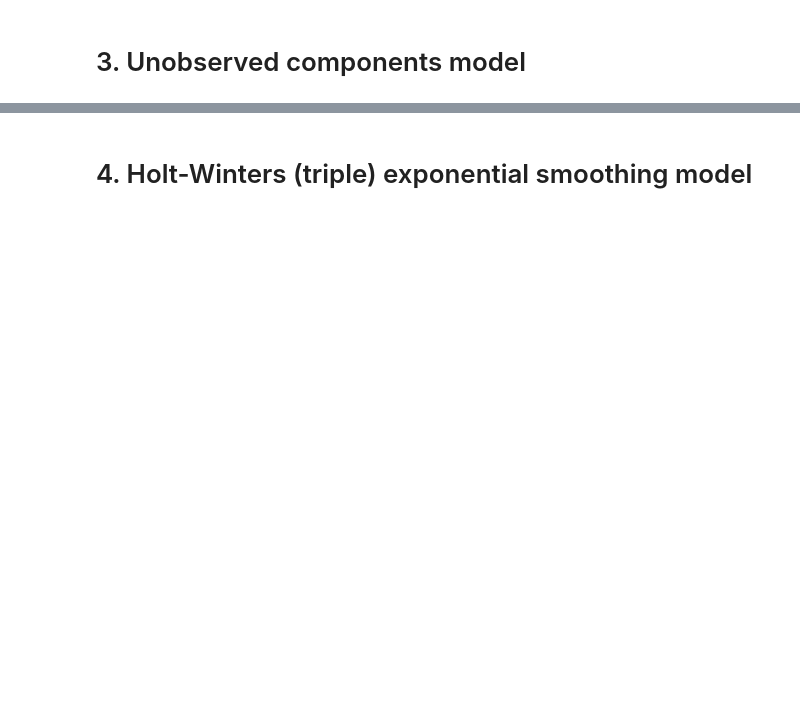
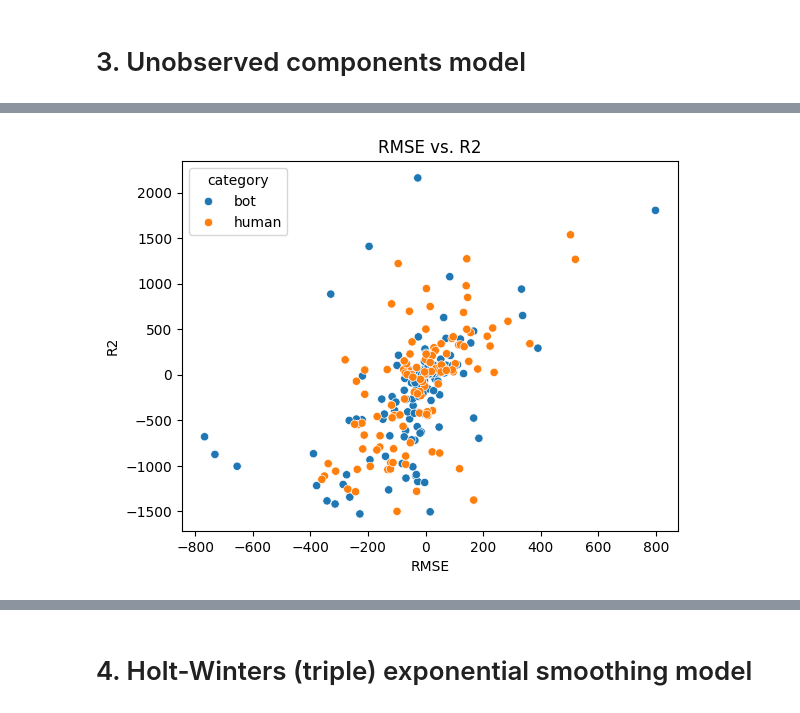
Before and after one commit to uhourri/GH-Bots-API, a Jupyter notebook: code/Models comparing using time sequences v2.ipynb, the cells around one changed output, grey strips where cells are left out. Saved outputs shown, nothing was run; the diff lists cells and outputs as text; code cells hidden in the pictures; blank space fills up the shorter version.

```diff
--- a/code/Models comparing using time sequences v2.ipynb
+++ b/code/Models comparing using time sequences v2.ipynb
@@ -289,14 +274,8 @@ def uc_model(contributor):
 
     print(contributor['contributor'].iloc[0])
 
-    # Spliting the data into training and testing sets for time series forecasting, using a time-based split with split size = 0.9
-    train, test = (
-        contributor.apply(lambda x: x[:int(0.9*len(x))]),
-        contributor.apply(lambda x: x[int(0.9*len(x)):])
-    )
-
-    # Set the frequency of the index to hourly
-    train.index.freq = 'H'
+    # Spliting the data into training and testing sets
+    train, test = split_activities(contributor)
 
     # Fit the model
     model = UnobservedComponents(train['n_activities'], level=True, seasonal=24).fit(disp=False, method='lbfgs')
@@ -312,8 +291,12 @@ def uc_model(contributor):
         'mae': mean_absolute_error(test['n_activities'], predictions['mean']),
         'rmse': root_mean_squared_error(test['n_activities'], predictions['mean']),
         'pga': pga_score(test['n_activities'], predictions['mean']),
-        'pga_ci_upper': pga_score(test['n_activities'], predictions['mean_ci_upper']),
-        'n_activities': contributor['n_activities'].sum(),
+        'ctd_100': ctd_score(test['n_activities'], predictions['mean'], 100),
+        'ctd_200': ctd_score(test['n_activities'], predictions['mean'], 200),
+        'ctd_300': ctd_score(test['n_activities'], predictions['mean'], 300),
+        'n_activities': train['n_activities'].sum(),
+        'true_values': test['n_activities'].values,
+        'predicted_values': predictions['mean'].values,
     })
 
     return metrics
@@ -325 +329,14 @@ uc_results.head()
+# %%
+import pandas as pd
+import seaborn as sns
+import matplotlib.pyplot as plt
+
+# Create a scatter plot
+sns.scatterplot(data=uc_results, x='ctd_100', y='ctd_300', hue='category')
+plt.xlabel('RMSE')
+plt.ylabel('R2')
+plt.title('RMSE vs. R2')
+plt.show()
+# %% [output]
+[figure, added]
 # %%
```
Also changed, not shown: parts of 24 cells of this notebook, 4 other files.
